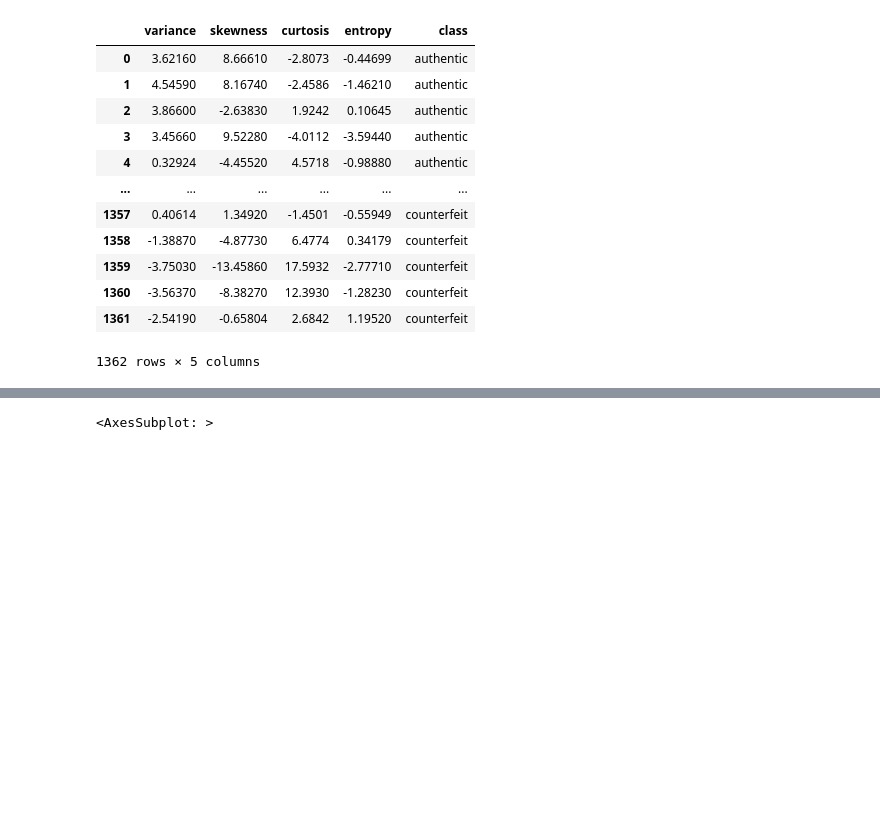
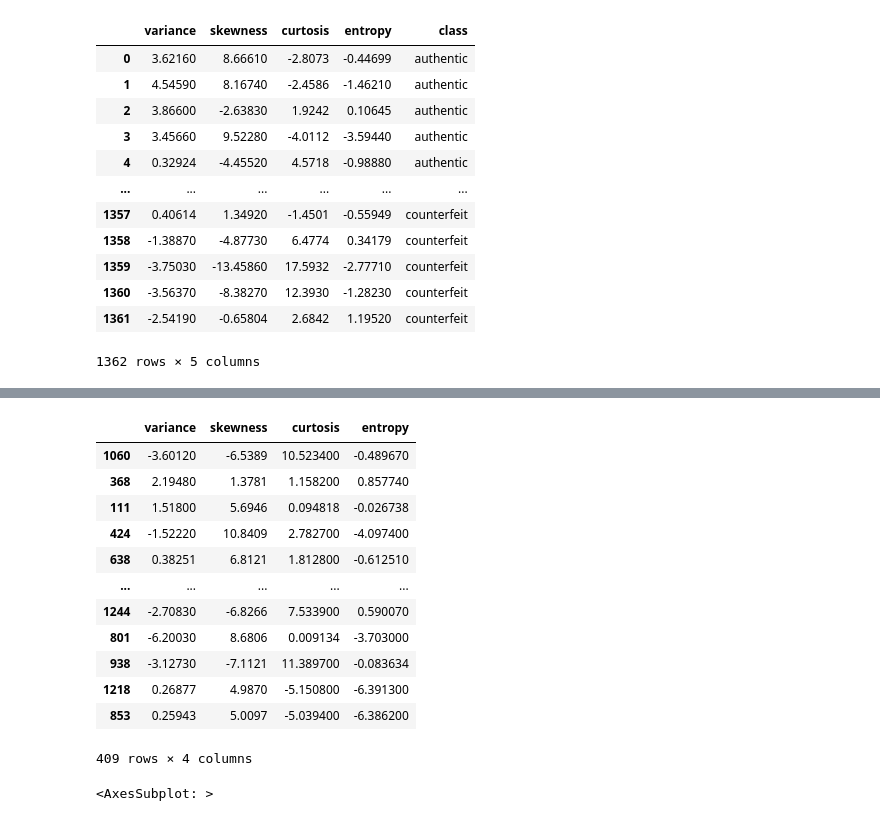
Before and after one commit to Chissanu/KMITL, a Jupyter notebook: Cognitive/DecisionTree/main.ipynb, the cells around one changed output, grey strips where cells are left out. Cells and saved outputs as stored; diff of their text form; code cells hidden in the pictures; blank space fills up the shorter version.

```diff
--- a/Cognitive/DecisionTree/main.ipynb
+++ b/Cognitive/DecisionTree/main.ipynb
@@ -48,3 +34,19 @@ X_train, X_test, y_train, y_test = train_test_split(X, y, test_size=0.3, random_
+# %%
+X_test
+# %% [output]
+|  | variance | skewness | curtosis | entropy |
+| 1060 | -3.60120 | -6.5389 | 10.523400 | -0.489670 |
+| 368 | 2.19480 | 1.3781 | 1.158200 | 0.857740 |
+| 111 | 1.51800 | 5.6946 | 0.094818 | -0.026738 |
+| 424 | -1.52220 | 10.8409 | 2.782700 | -4.097400 |
+| 638 | 0.38251 | 6.8121 | 1.812800 | -0.612510 |
+| ... | ... | ... | ... | ... |
+| 1244 | -2.70830 | -6.8266 | 7.533900 | 0.590070 |
+| 801 | -6.20030 | 8.6806 | 0.009134 | -3.703000 |
+| 938 | -3.12730 | -7.1121 | 11.389700 | -0.083634 |
+| 1218 | 0.26877 | 4.9870 | -5.150800 | -6.391300 |
+| 853 | 0.25943 | 5.0097 | -5.039400 | -6.386200 |
+409 rows × 4 columns
 # %%
 import seaborn as sns
 sns.heatmap(X.corr(),annot=True )
```
Also changed, not shown: parts of 1 cell of this notebook, 10 other files.
